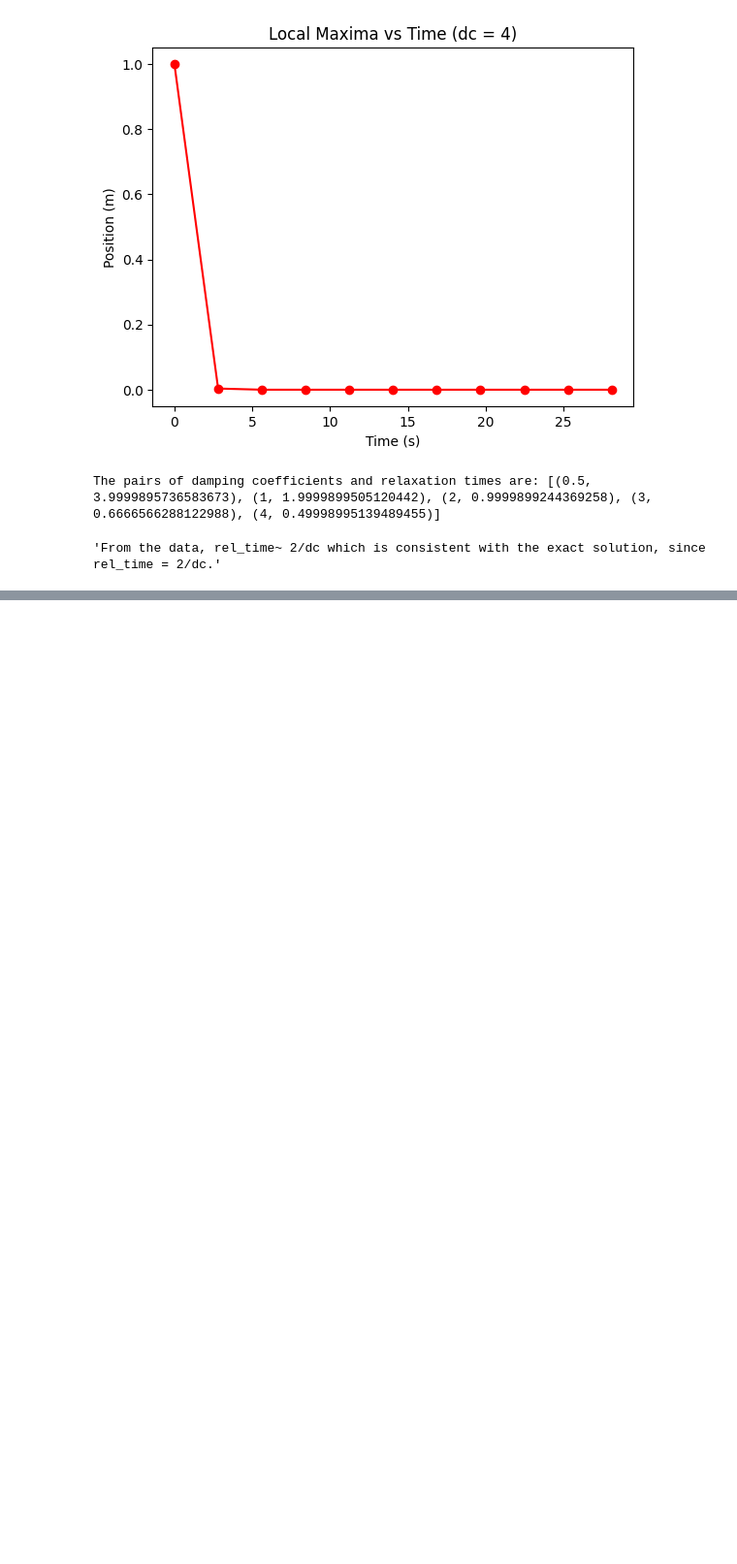
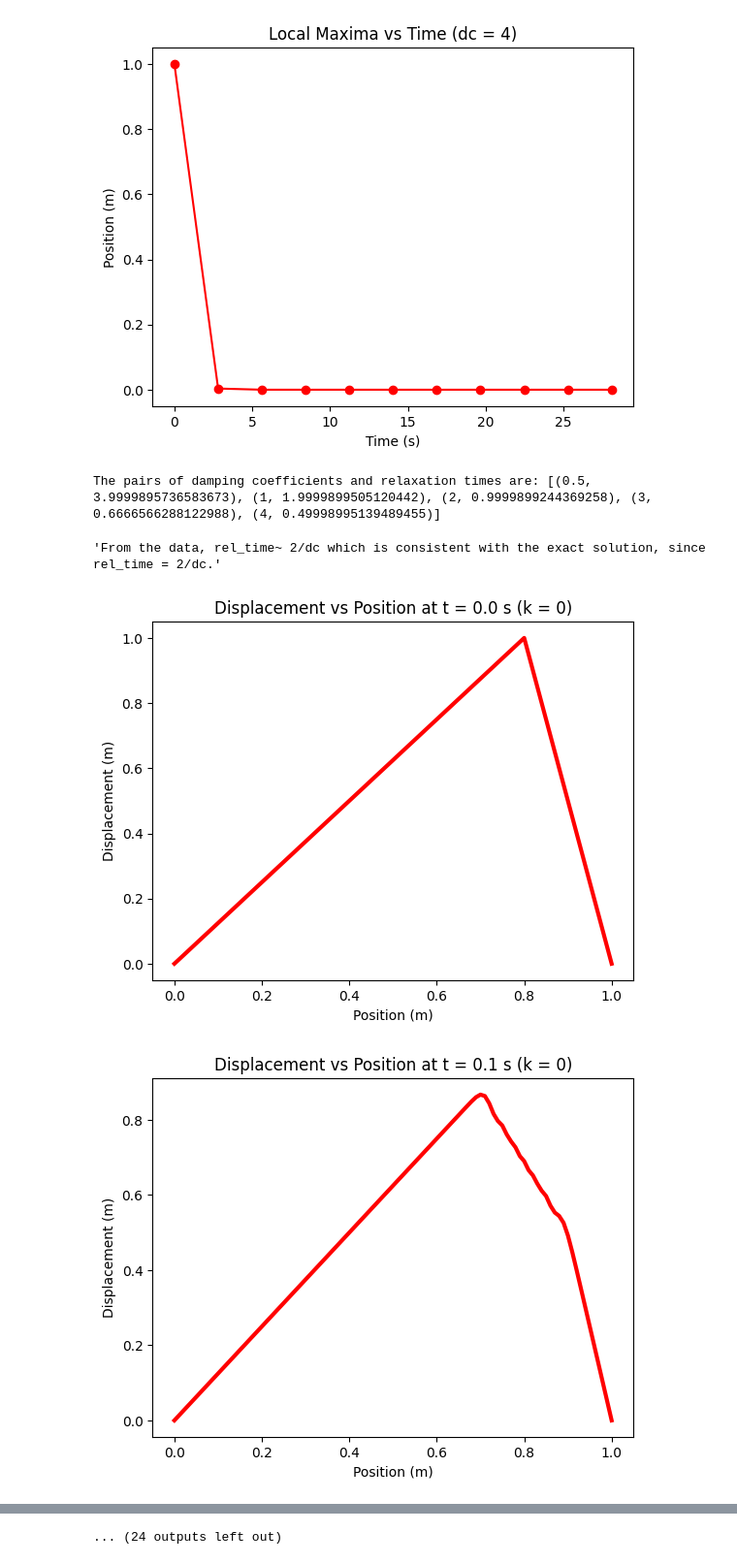
Before and after one commit to JacobGraham6489/physics-7321, a Jupyter notebook: Homeworks/HW2 Jacob Graham.ipynb, the cells around one changed output, grey strips where cells are left out. Shown at 97% size. Cells and saved outputs as stored; diff of their text form; code cells hidden in the pictures; blank space fills up the shorter version.

```diff
--- a/Homeworks/HW2 Jacob Graham.ipynb
+++ b/Homeworks/HW2 Jacob Graham.ipynb
@@ -288,4 +334,54 @@ print(f'The pairs of damping coefficients and relaxation times are: {dcs_rel_tim
 The pairs of damping coefficients and relaxation times are: [(0.5, 3.9999895736583673), (1, 1.9999899505120442), (2, 0.9999899244369258), (3, 0.6666566288122988), (4, 0.49998995139489455)]
 'From the data, rel_time~ 2/dc which is consistent with the exact solution, since rel_time = 2/dc.'
 # %%
-#5
+#5 (finite difference method for 1D damped wave equation)
+def solve_damped_wave_eq(lx, lt, nx, nt, k, f, g, a, b): # nx
+    xs = np.linspace(0.0, lx, nx)        # nx x points, includes 0 and lx
+    ts = np.linspace(0.0, lt, nt)        # nt t points, includes 0 and lt
+    dx = xs[1] - xs[0]  # = lx/(nx-1)
+    dt = ts[1] - ts[0]  # = lt/(nt-1)
+    u = np.zeros(shape=(nx,nt)) # u[i,j] = u(x_i, t_j) (initialize to zero) with i,j = 0,1,...,nx-1,nt-1 as indices for space and time
+    r = dt/dx
+    assert r <= 1.0, "CFL violated: reduce dt or increase dx" # undamped wave equation stability condition
+
+    u[:, 0] = np.array([f(x) for x in xs]) # initial condition u(x,0) = f(x)
+    u[0,  :] = a # boundary condition u(0,t) = a
+    u[nx-1, :] = b # boundary condition u(lx,t) = b
+
+    # first time step u(x,dt) ~ u(x,0) + dt*u_t(x,0) + (1/2)*dt^2*u_tt(x,0) with u_t(x,0) = g(x), u_tt(x,0) ~ central difference
+    for i in range(1, nx-1): # range = 1,...,nx-2 since u at boundaries already known
+        u[i,1] = u[i,0] + dt*g(xs[i]) + (1/2)*dt**2*((u[i+1,0] - 2*u[i,0] + u[i-1,0]) / dx**2 - 2*k*g(xs[i]))
+
+    # use central differences to solve for u at next time step (need u at two previous time steps, so needed to compute u at t=dt first)
+    for j in range(1,nt-1): # loop over time steps starting at second time step (j=1)
+        for i in range(1, nx-1):
+            u[i, j+1] = (2*u[i,j] - (1-k*dt)*u[i,j-1]+(r**2)*(u[i+1,j]-2*u[i,j]+u[i-1,j]))/(1+k*dt)
+
+    return xs, ts, u
+
+lx = 1.0 # length of string
+lt = 10.0
+nx = 101 # dx = lx/(nx-1) = 1.0/(101-1) = 0.01
+nt = 10001 # dt = lt/(nt-1) = 10.0/(10001-1) = 0.001, so r = dt/dx = 0.1 <= 1.0 (CFL condition satisfied)
+a = b = 0.0 # Dirichlet boundary conditions (fixed ends)
+def f(x): # initial displacement for "plucked" string
+    if 0 <= x <= 0.8*lx:
+        return 1.25*x/lx
+    else:
+        return 5.0*(1 - x/lx)
+g = lambda x: 0 # zero initial velocity
+
+for k in [0, 0.5, 1, 2, 4]: # various damping coefficients
+    x, t, u = solve_damped_wave_eq(lx, lt, nx, nt, k, f, g, a, b)
+    for j in [0, 100, 500, 1000, 2000, 5000, 10000]: # plot u(x,t) at various times
+        xt = u[:,j]
+        plt.plot(x, xt, color="#FF0000", ls='-', lw=3)
+        plt.xlabel('Position (m)')
+        plt.ylabel('Displacement (m)')
+        plt.title(f'Displacement vs Position at t = {t[j]} s (k = {k})')
+        plt.show()
+
+'As the damping coefficient k increases, the amplitude of the wave decreases more rapidly over time, indicating that the wave loses energy faster due to the increased friction. Once k is sufficiently large (e.g., k=4), the wave is overdamped so that it does not oscillate and quickly returns to equilibrium.'
+# %% [output]
+[figure, added]
+[figure, added]
@@ -291,0 +398 @@ The pairs of damping coefficients and relaxation times are: [(0.5, 3.99998957365
+... (24 outputs left out)
```
Also changed, not shown: parts of 6 cells of this notebook.
